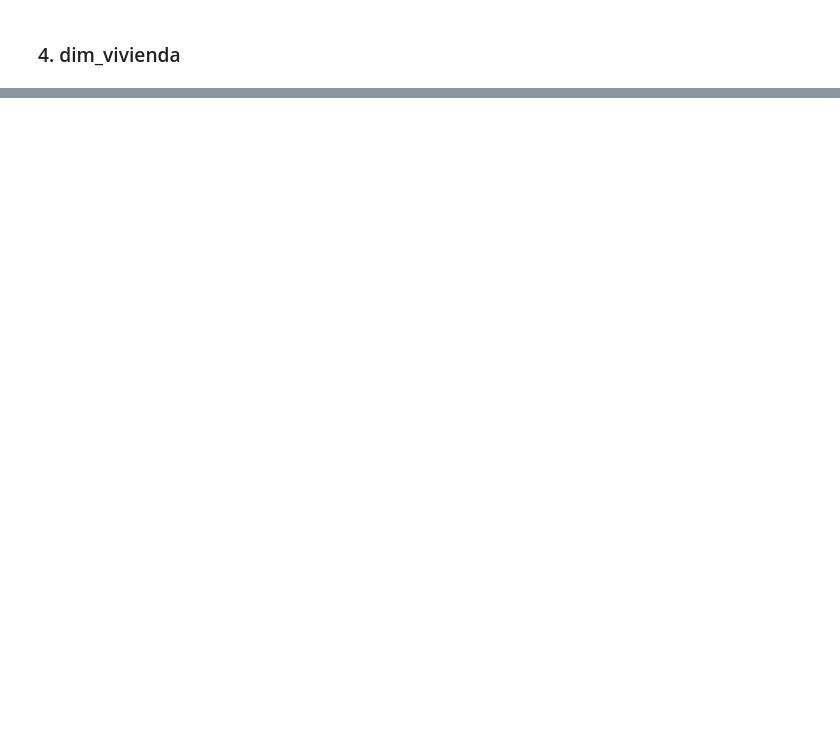
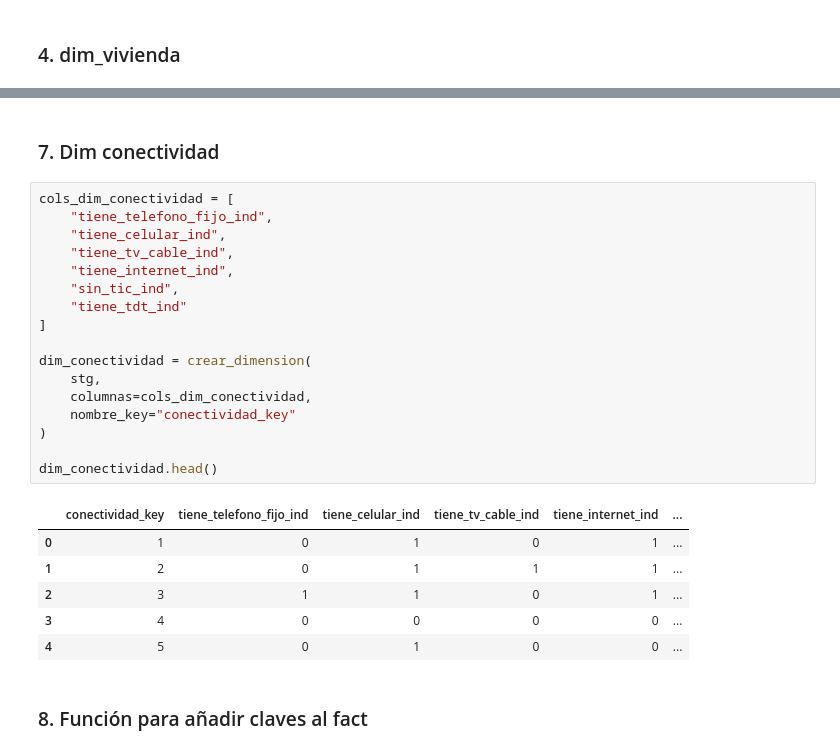
Before and after one commit to GS-716/ENAHO2025_BI_UP, a Jupyter notebook: scripts/03_modelo_estrella.ipynb, the cells around one changed output, grey strips where cells are left out. Cells and saved outputs as stored; diff of their text form; blank space fills up the shorter version.

```diff
--- a/scripts/03_modelo_estrella.ipynb
+++ b/scripts/03_modelo_estrella.ipynb
@@ -141,0 +190,28 @@ dim_vivienda.head()
+# %% [markdown]
+### 7. Dim conectividad
+# %%
+cols_dim_conectividad = [
+    "tiene_telefono_fijo_ind",
+    "tiene_celular_ind",
+    "tiene_tv_cable_ind",
+    "tiene_internet_ind",
+    "sin_tic_ind",
+    "tiene_tdt_ind"
+]
+
+dim_conectividad = crear_dimension(
+    stg,
+    columnas=cols_dim_conectividad,
+    nombre_key="conectividad_key"
+)
+
+dim_conectividad.head()
+# %% [output]
+|  | conectividad_key | tiene_telefono_fijo_ind | tiene_celular_ind | tiene_tv_cable_ind | tiene_internet_ind | ... |
+| 0 | 1 | 0 | 1 | 0 | 1 | ... |
+| 1 | 2 | 0 | 1 | 1 | 1 | ... |
+| 2 | 3 | 1 | 1 | 0 | 1 | ... |
+| 3 | 4 | 0 | 0 | 0 | 0 | ... |
+| 4 | 5 | 0 | 1 | 0 | 0 | ... |
+# %% [markdown]
+### 8. Función para añadir claves al fact
```
Also changed, not shown: parts of 16 cells of this notebook, 10 other files.
